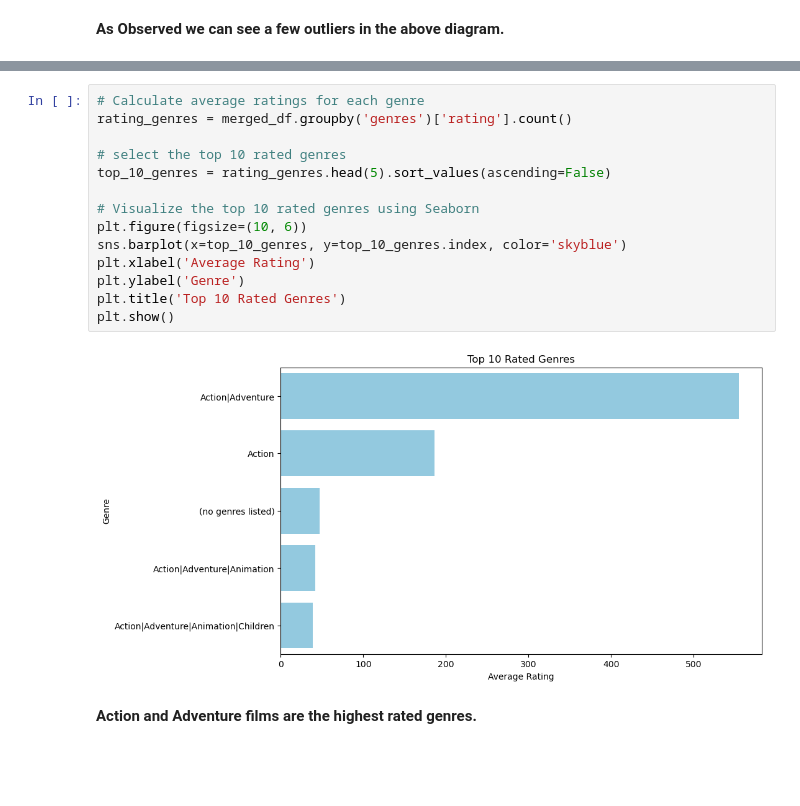
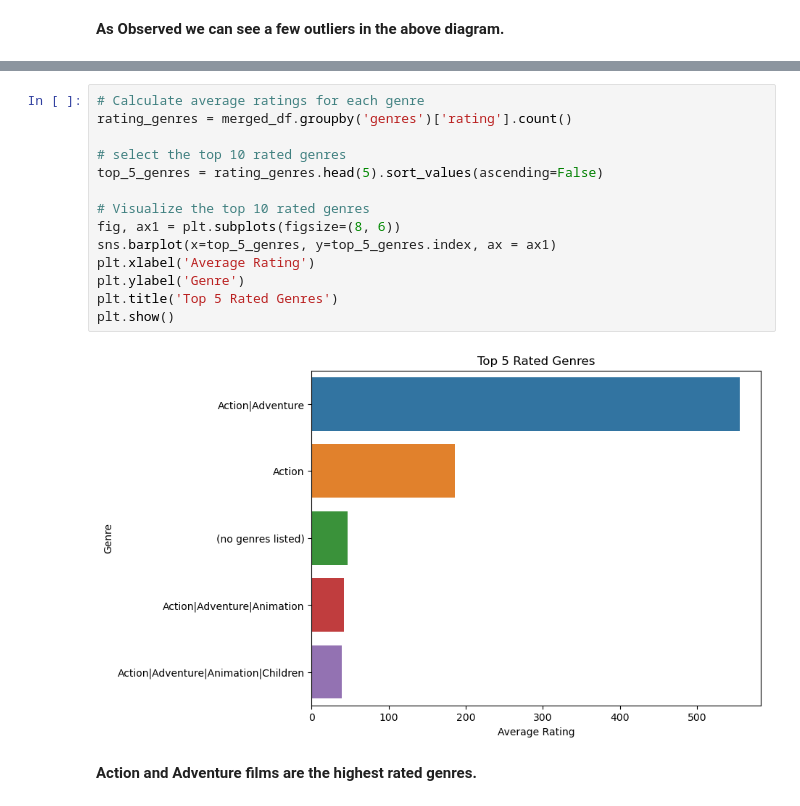
Before and after one commit to wanjikuciku/Movielens-Recommendation-System, a Jupyter notebook: recommender_system.ipynb, the cells around one changed output, grey strips where cells are left out. Cells and saved outputs as stored; diff of their text form; blank space fills up the shorter version.

```diff
--- a/recommender_system.ipynb
+++ b/recommender_system.ipynb
@@ -397,19 +403,19 @@ plt.show()
 # %%
 # Calculate average ratings for each genre
 rating_genres = merged_df.groupby('genres')['rating'].count()
 
 # select the top 10 rated genres
-top_10_genres = rating_genres.head(5).sort_values(ascending=False)
+top_5_genres = rating_genres.head(5).sort_values(ascending=False)
 
-# Visualize the top 10 rated genres using Seaborn
-plt.figure(figsize=(10, 6))
-sns.barplot(x=top_10_genres, y=top_10_genres.index, color='skyblue')
+# Visualize the top 10 rated genres
+fig, ax1 = plt.subplots(figsize=(8, 6))
+sns.barplot(x=top_5_genres, y=top_5_genres.index, ax = ax1)
 plt.xlabel('Average Rating')
 plt.ylabel('Genre')
-plt.title('Top 10 Rated Genres')
+plt.title('Top 5 Rated Genres')
 plt.show()
 # %% [output]
-[figure, old version]
+[figure, new version]
 # %% [markdown]
 **Action and Adventure films are the highest rated genres.**
 # %% [markdown]
```
Also changed, not shown: parts of 8 cells of this notebook, 1 other file.
